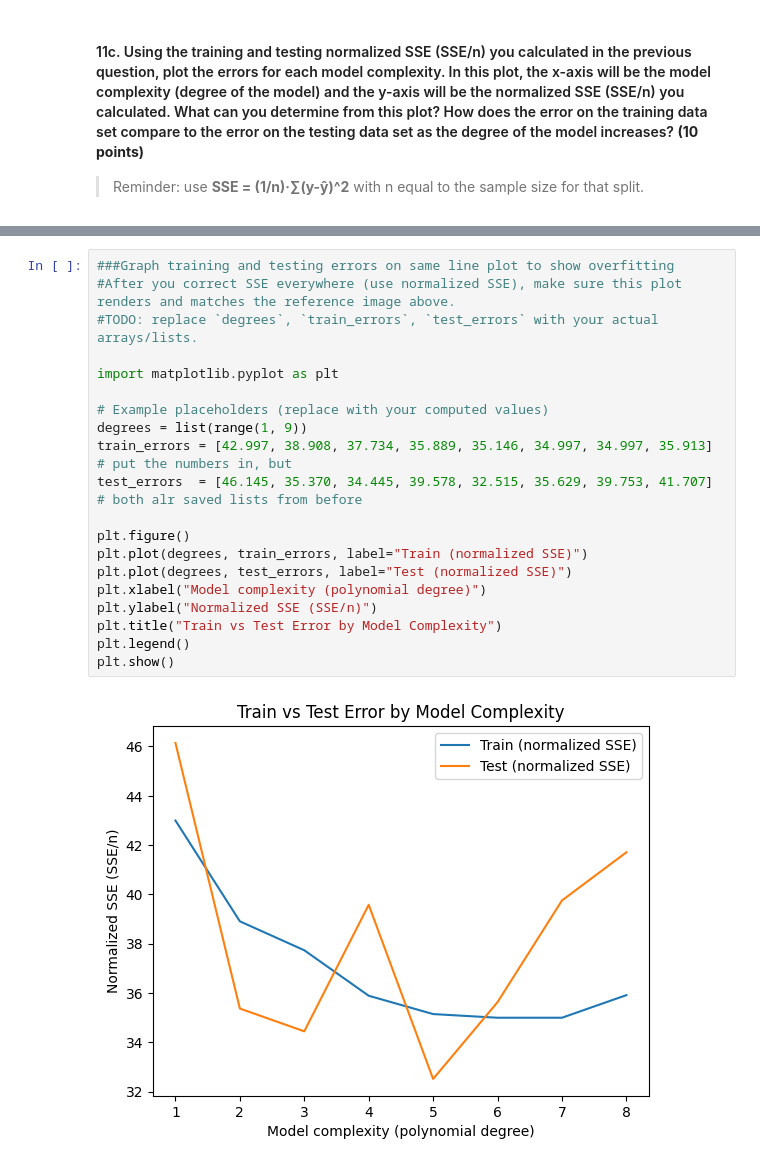
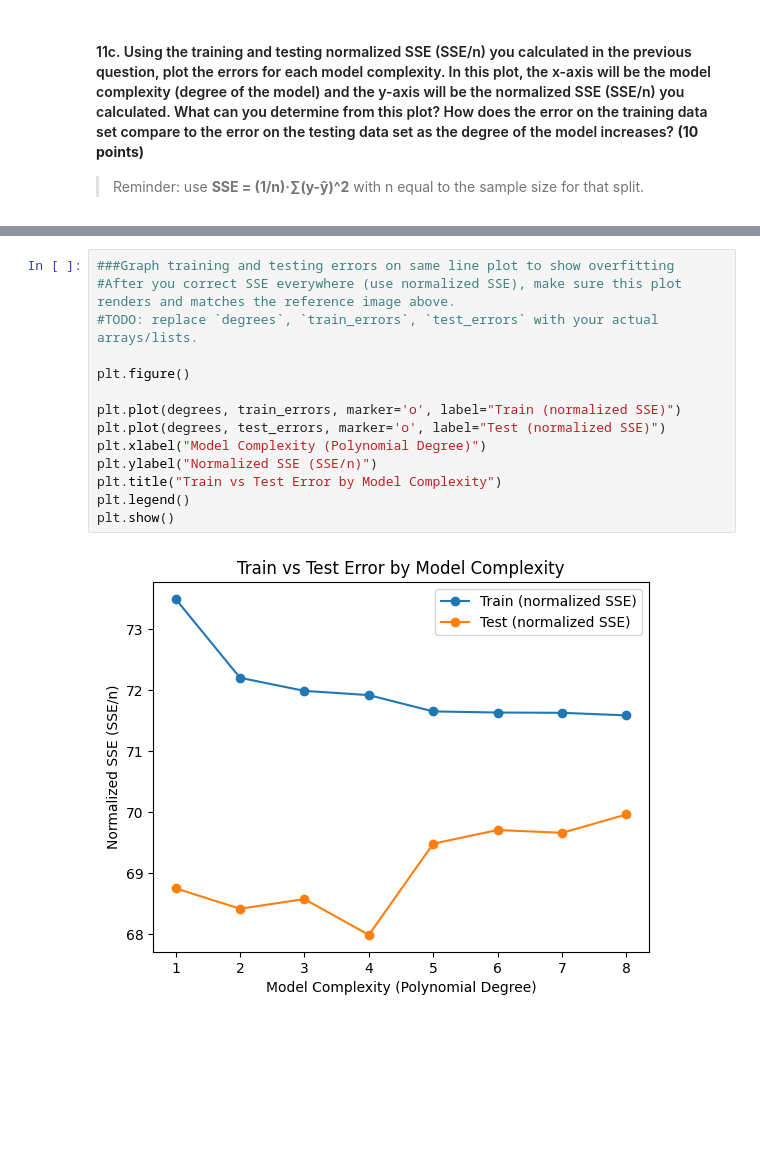
Before and after one commit to alibpowell/project2, a Jupyter notebook: 02_Student_Template_v2.ipynb, the cells around one changed output, grey strips where cells are left out. Cells and saved outputs as stored; diff of their text form; blank space fills up the shorter version.

```diff
--- a/02_Student_Template_v2.ipynb
+++ b/02_Student_Template_v2.ipynb
@@ -754,22 +785,16 @@ print(test_errors)
 # %%
 ###Graph training and testing errors on same line plot to show overfitting
 #After you correct SSE everywhere (use normalized SSE), make sure this plot renders and matches the reference image above.
 #TODO: replace `degrees`, `train_errors`, `test_errors` with your actual arrays/lists.
 
-import matplotlib.pyplot as plt
+plt.figure()
 
-# Example placeholders (replace with your computed values)
-degrees = list(range(1, 9))
-train_errors = [42.997, 38.908, 37.734, 35.889, 35.146, 34.997, 34.997, 35.913] # put the numbers in, but
-test_errors  = [46.145, 35.370, 34.445, 39.578, 32.515, 35.629, 39.753, 41.707] # both alr saved lists from before
-
-plt.figure()
-plt.plot(degrees, train_errors, label="Train (normalized SSE)")
-plt.plot(degrees, test_errors, label="Test (normalized SSE)")
-plt.xlabel("Model complexity (polynomial degree)")
+plt.plot(degrees, train_errors, marker='o', label="Train (normalized SSE)")
+plt.plot(degrees, test_errors, marker='o', label="Test (normalized SSE)")
+plt.xlabel("Model Complexity (Polynomial Degree)")
 plt.ylabel("Normalized SSE (SSE/n)")
 plt.title("Train vs Test Error by Model Complexity")
 plt.legend()
 plt.show()
 # %% [output]
-[figure, old version]
+[figure, new version]
```
Also changed, not shown: parts of 8 cells of this notebook.
